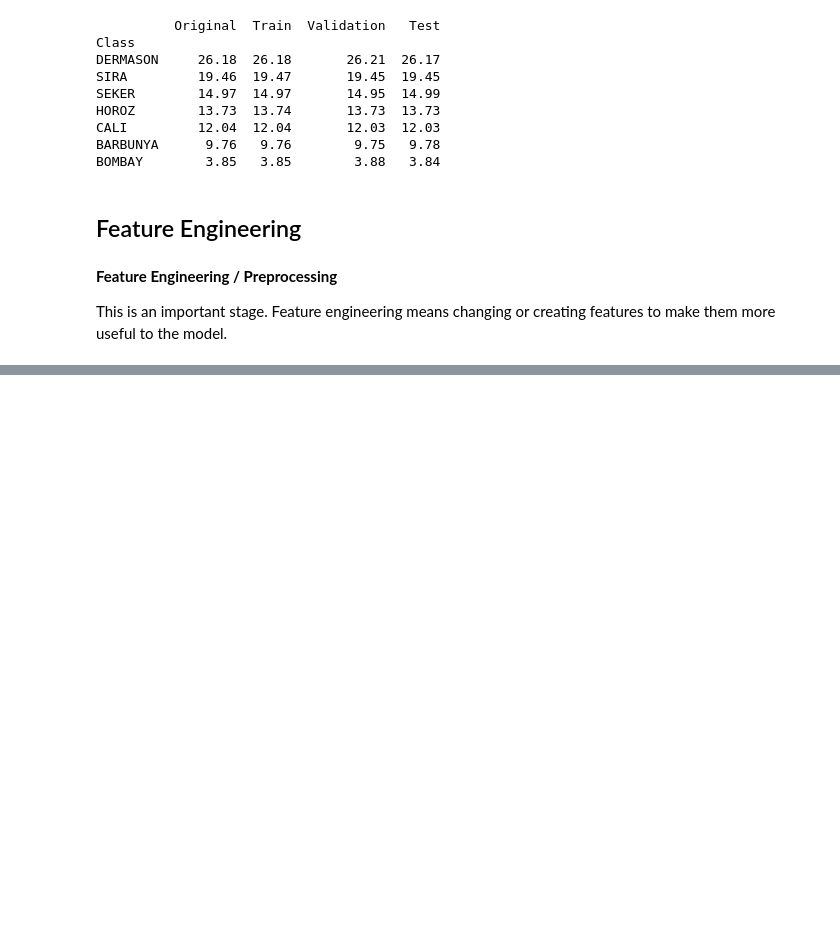
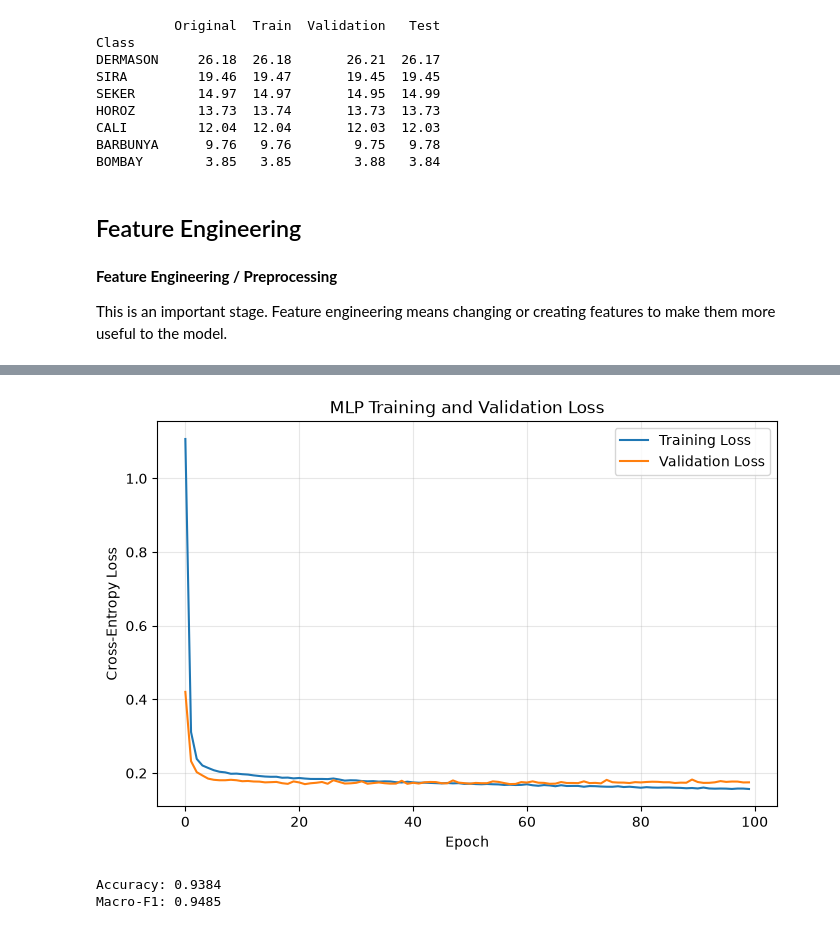
Before and after one commit to itskimheng/IAI_Lab_Intro_Assignment_1, a Jupyter notebook: main.ipynb, the cells around one changed output, grey strips where cells are left out. Cells and saved outputs as stored; diff of their text form; code cells hidden in the pictures; blank space fills up the shorter version.

Commit message:
model training

```diff
--- a/main.ipynb
+++ b/main.ipynb
@@ -357,0 +469,11 @@ X_test_scaled = scaler.transform(X_test)
+# %%
+train_dataset = TensorDataset(
+    X_train_tensor,
+    y_train_tensor
+)
+
+train_loader = DataLoader(
+    train_dataset,
+    batch_size=64,
+    shuffle=True
+)
@@ -357,0 +498,9 @@ X_test_scaled = scaler.transform(X_test)
+# %%
+model = BeanMLP()
+# %%
+criterion = nn.CrossEntropyLoss()
+# %%
+optimizer = torch.optim.Adam(
+    model.parameters(),
+    lr=0.001
+)
@@ -357,0 +595,24 @@ X_test_scaled = scaler.transform(X_test)
+# %%
+
+plt.figure(figsize=(8, 5))
+
+plt.plot(
+    train_losses,
+    label="Training Loss"
+)
+
+plt.plot(
+    val_losses,
+    label="Validation Loss"
+)
+
+plt.xlabel("Epoch")
+plt.ylabel("Cross-Entropy Loss")
+plt.title("MLP Training and Validation Loss")
+
+plt.legend()
+plt.grid(alpha=0.3)
+
+plt.show()
+# %% [output]
+[figure, added]
@@ -357,0 +630,8 @@ X_test_scaled = scaler.transform(X_test)
+# %%
+mlp_acc, mlp_f1 = evaluate_model(
+    y_val_encoded,
+    predicted_classes.numpy()
+)
+# %% [output]
+Accuracy: 0.9384
+Macro-F1: 0.9485
```
Also changed, not shown: parts of 41 cells of this notebook.
